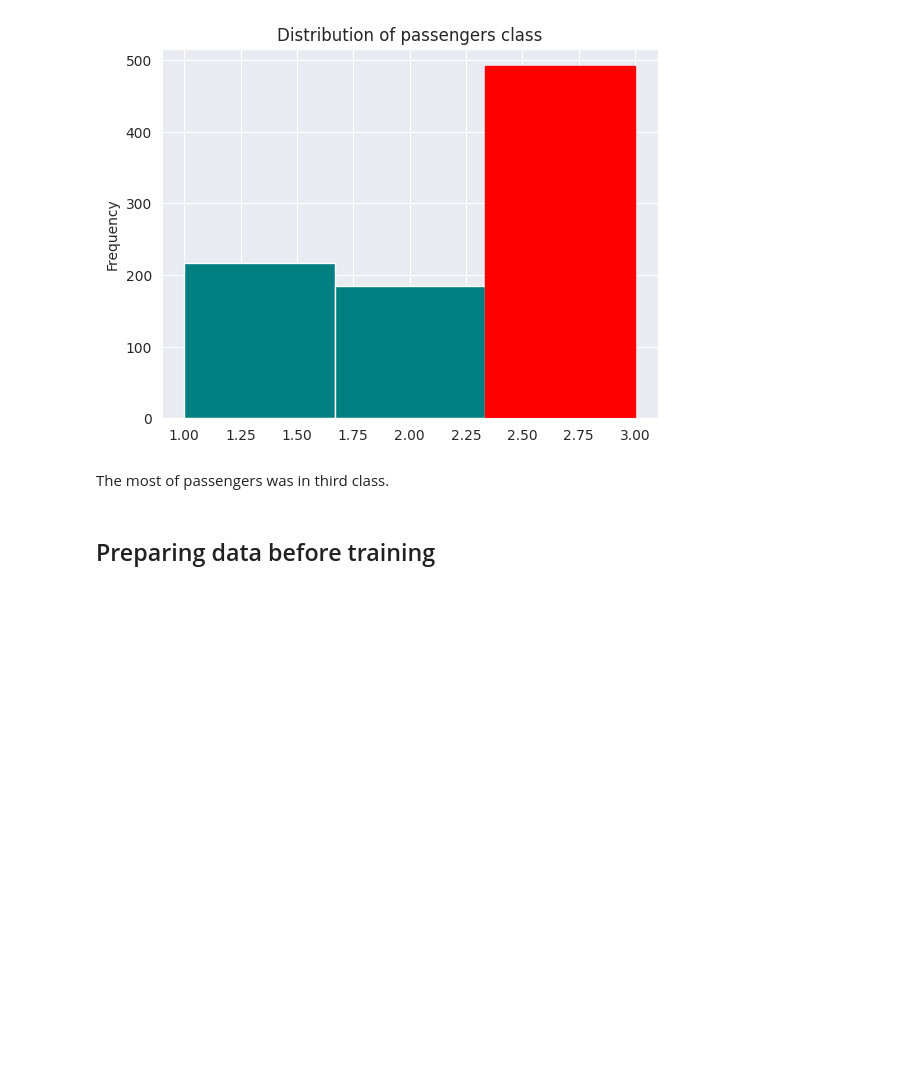
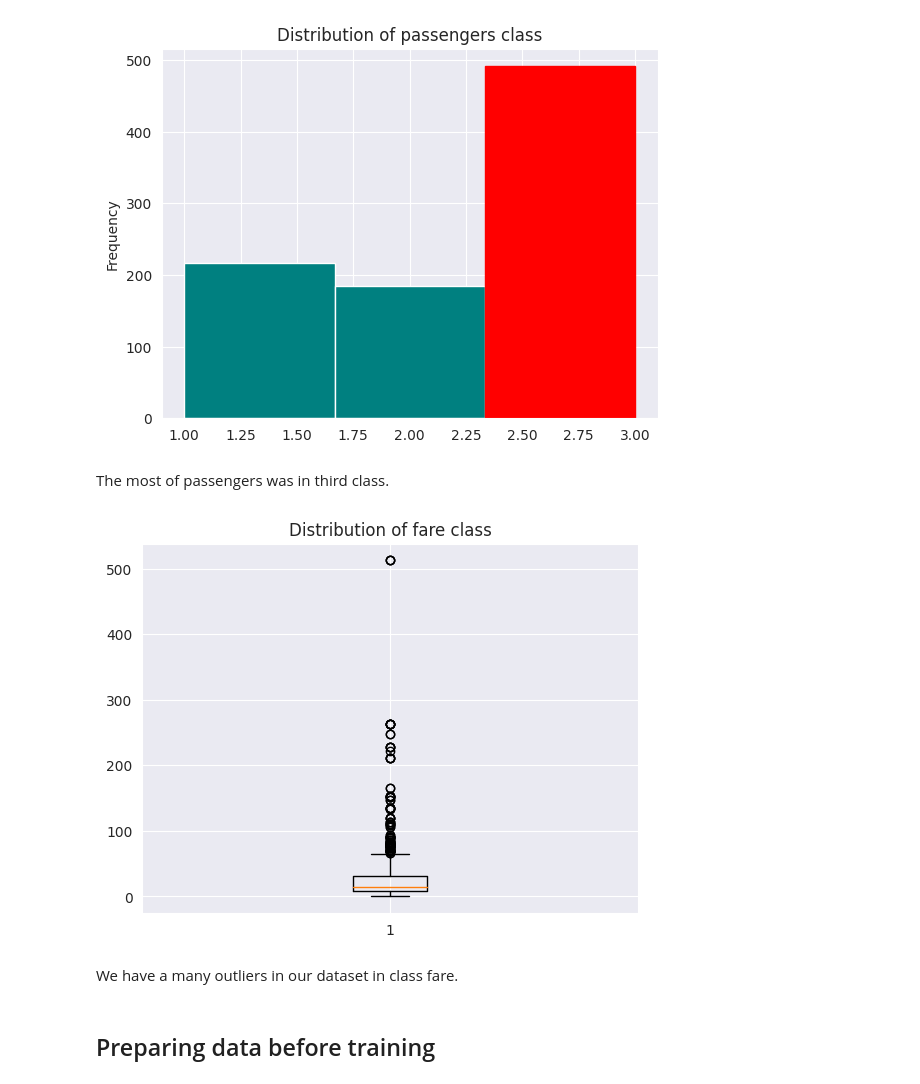
Before and after one commit to Softwareify/TitanicWebAI, a Jupyter notebook: ai/main.ipynb, the cells around one changed output. Cells and saved outputs as stored; diff of their text form; code cells hidden in the pictures; blank space fills up the shorter version.

Commit message:
feat(AI): Add a boxplot for Fare class

```diff
--- a/ai/main.ipynb
+++ b/ai/main.ipynb
@@ -84,6 +84,14 @@ p.patches[2].set_color('red')
 [figure]
 # %% [markdown]
 The most of passengers was in third class.
+# %%
+plt.title("Distribution of fare class")
+plt.boxplot(titanic_data_update['Fare'])
+plt.show()
+# %% [output]
+[figure, added]
+# %% [markdown]
+We have a many outliers in our dataset in class fare.
 # %% [markdown]
 ## Preparing data before training
 # %% [markdown]
```
Also changed, not shown: parts of 18 cells of this notebook.
